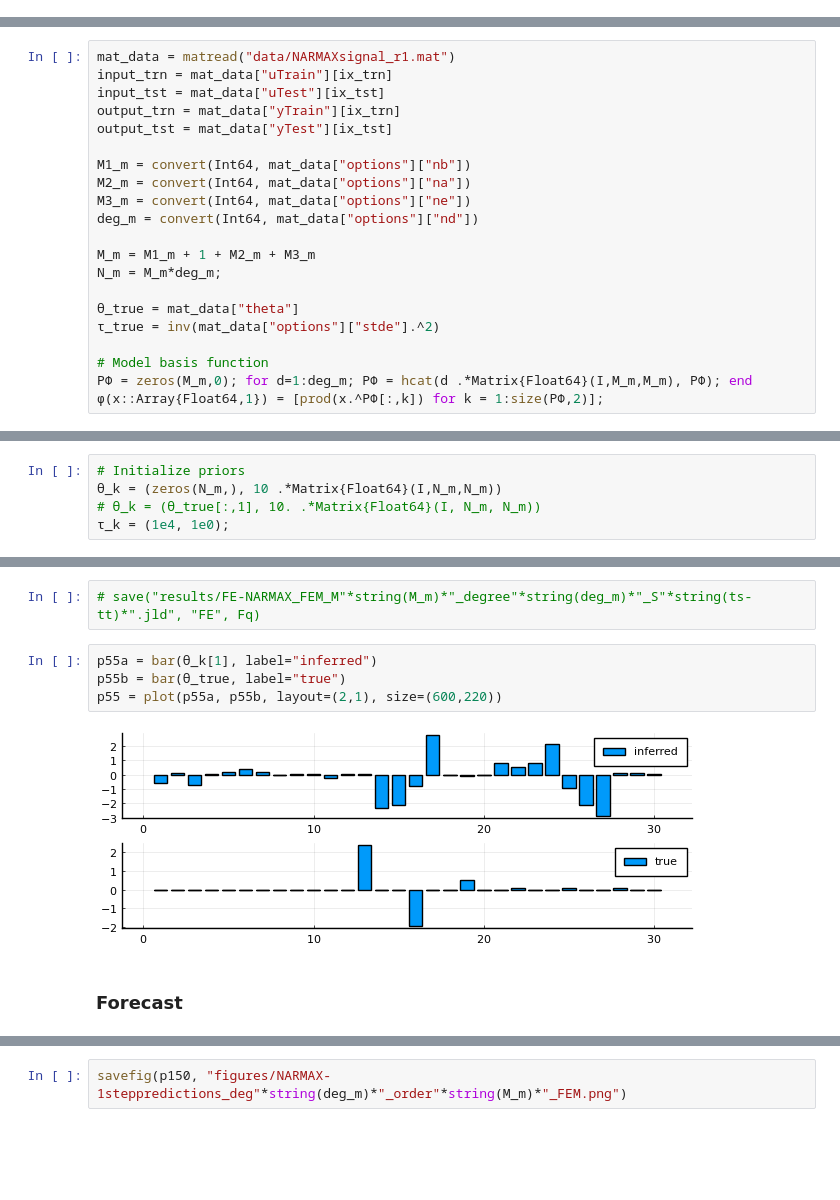
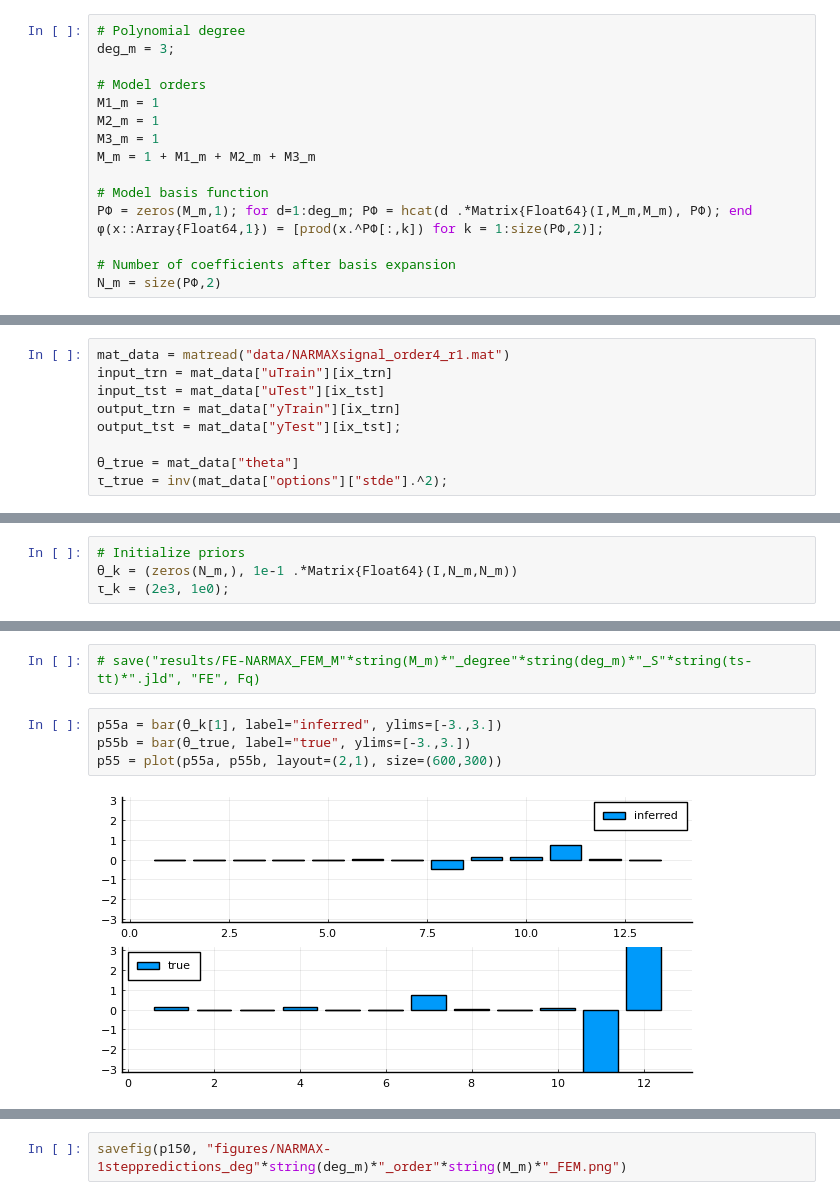
Before and after one commit to biaslab/ACC2022-vmpNARMAX, a Jupyter notebook: experiments-verification/experiment-NARMAX.ipynb, the cells around one changed output, grey strips where cells are left out. Saved outputs shown, nothing was run; the diff lists cells and outputs as text; blank space fills up the shorter version.

```diff
--- a/experiments-verification/experiment-NARMAX.ipynb
+++ b/experiments-verification/experiment-NARMAX.ipynb
@@ -150,0 +133,16 @@ num_iters = 5;
+# %%
+# Polynomial degree
+deg_m = 3;
+
+# Model orders
+M1_m = 1
+M2_m = 1
+M3_m = 1
+M_m = 1 + M1_m + M2_m + M3_m
+
+# Model basis function
+PΦ = zeros(M_m,1); for d=1:deg_m; PΦ = hcat(d .*Matrix{Float64}(I,M_m,M_m), PΦ); end
+ϕ(x::Array{Float64,1}) = [prod(x.^PΦ[:,k]) for k = 1:size(PΦ,2)];
+
+# Number of coefficients after basis expansion
+N_m = size(PΦ,2)
@@ -151,25 +151,13 @@ num_iters = 5;
 # %% [markdown]
 ### Load matlab code
 # %%
-mat_data = matread("data/NARMAXsignal_r1.mat")
+mat_data = matread("data/NARMAXsignal_order4_r1.mat")
 input_trn = mat_data["uTrain"][ix_trn]
 input_tst = mat_data["uTest"][ix_tst]
 output_trn = mat_data["yTrain"][ix_trn]
-output_tst = mat_data["yTest"][ix_tst]
-
-M1_m = convert(Int64, mat_data["options"]["nb"])
-M2_m = convert(Int64, mat_data["options"]["na"])
-M3_m = convert(Int64, mat_data["options"]["ne"])
-deg_m = convert(Int64, mat_data["options"]["nd"])
-
-M_m = M1_m + 1 + M2_m + M3_m
-N_m = M_m*deg_m;
+output_tst = mat_data["yTest"][ix_tst];
 
 θ_true = mat_data["theta"]
-τ_true = inv(mat_data["options"]["stde"].^2)
-
-# Model basis function
-PΦ = zeros(M_m,0); for d=1:deg_m; PΦ = hcat(d .*Matrix{Float64}(I,M_m,M_m), PΦ); end
-ϕ(x::Array{Float64,1}) = [prod(x.^PΦ[:,k]) for k = 1:size(PΦ,2)];
+τ_true = inv(mat_data["options"]["stde"].^2);
 # %%
 # Visualize signal
@@ -215,6 +210,5 @@ eval(Meta.parse(source_code));
 # %%
 # Initialize priors
-θ_k = (zeros(N_m,), 10 .*Matrix{Float64}(I,N_m,N_m))
-# θ_k = (θ_true[:,1], 10. .*Matrix{Float64}(I, N_m, N_m))
-τ_k = (1e4, 1e0);
+θ_k = (zeros(N_m,), 1e-1 .*Matrix{Float64}(I,N_m,N_m))
+τ_k = (2e3, 1e0);
 # %%
@@ -313,10 +304,8 @@ plot(Fq[:,end], color="black", ylabel="F[q]", label="", size=(600,220))
 # %%
 # save("results/FE-NARMAX_FEM_M"*string(M_m)*"_degree"*string(deg_m)*"_S"*string(ts-tt)*".jld", "FE", Fq)
 # %%
-p55a = bar(θ_k[1], label="inferred")
-p55b = bar(θ_true, label="true")
-p55 = plot(p55a, p55b, layout=(2,1), size=(600,220))
+p55a = bar(θ_k[1], label="inferred", ylims=[-3.,3.])
+p55b = bar(θ_true, label="true", ylims=[-3.,3.])
+p55 = plot(p55a, p55b, layout=(2,1), size=(600,300))
 # %% [output]
-[figure, old version]
+[figure, new version]
-# %% [markdown]
-### Forecast
```
Also changed, not shown: parts of 53 cells of this notebook, 17 other files.
